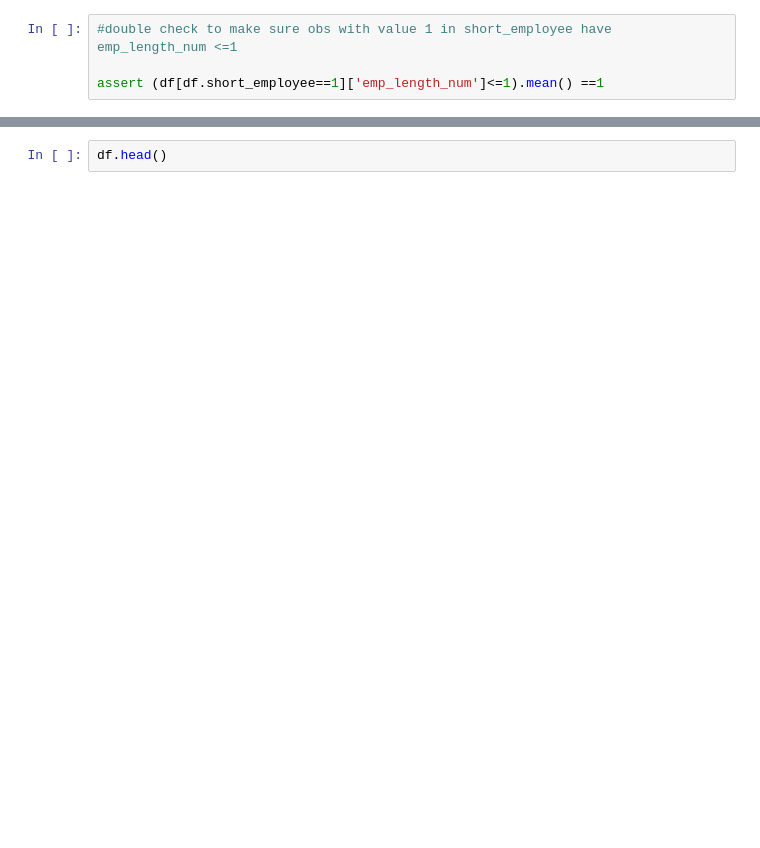
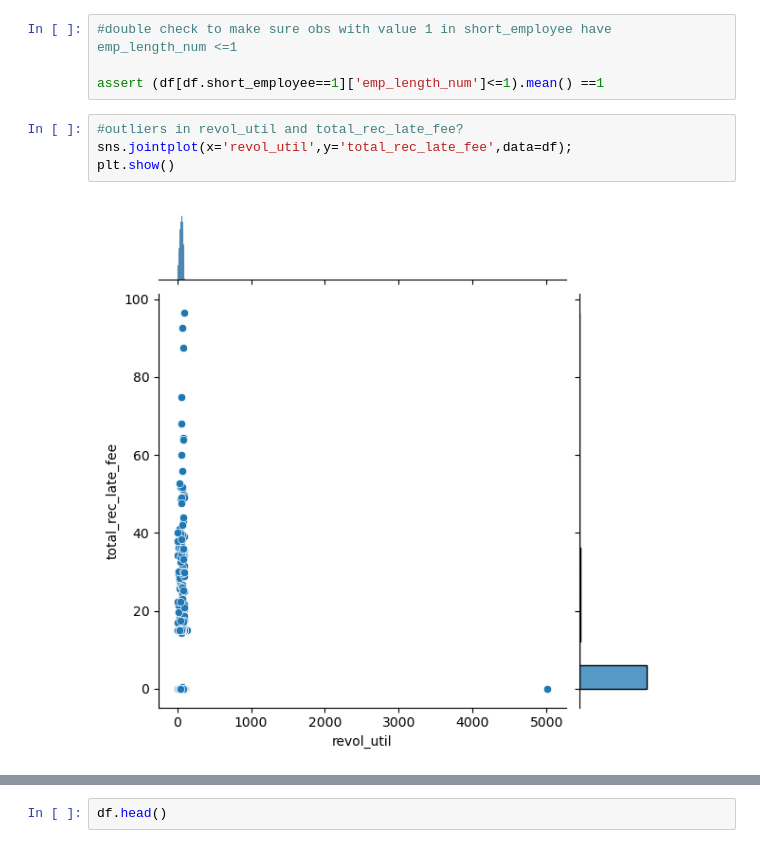
Before and after one commit to KaimiHuang/Applied_Data_Science_Project_1, a Jupyter notebook: Predict_bad_loan.ipynb, the cells around one changed output, grey strips where cells are left out. Saved outputs shown, nothing was run; the diff lists cells and outputs as text; blank space fills up the shorter version.

```diff
--- a/Predict_bad_loan.ipynb
+++ b/Predict_bad_loan.ipynb
@@ -163,3 +211,9 @@ where 0 means less than a year and 10 means a decade or more.
 #double check to make sure obs with value 1 in short_employee have emp_length_num <=1
 
 assert (df[df.short_employee==1]['emp_length_num']<=1).mean() ==1
+# %%
+#outliers in revol_util and total_rec_late_fee?
+sns.jointplot(x='revol_util',y='total_rec_late_fee',data=df);
+plt.show()
+# %% [output]
+[figure, added]
```
Also changed, not shown: parts of 22 cells of this notebook.
